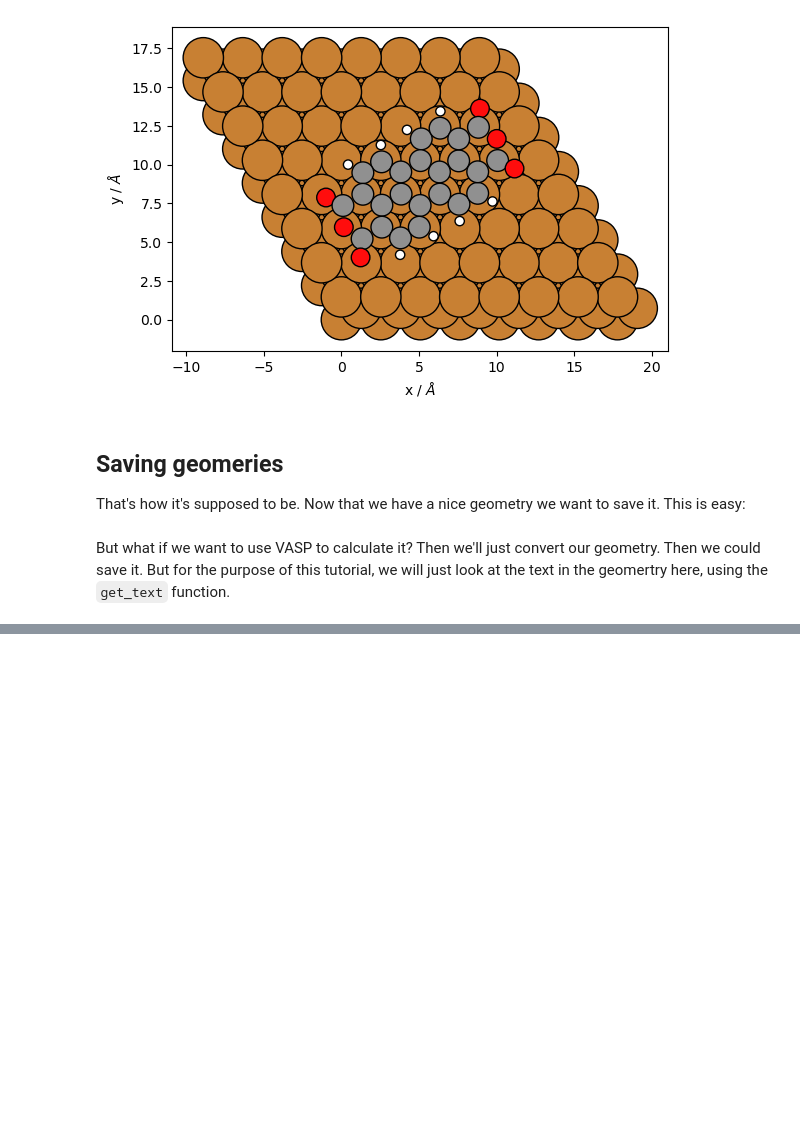
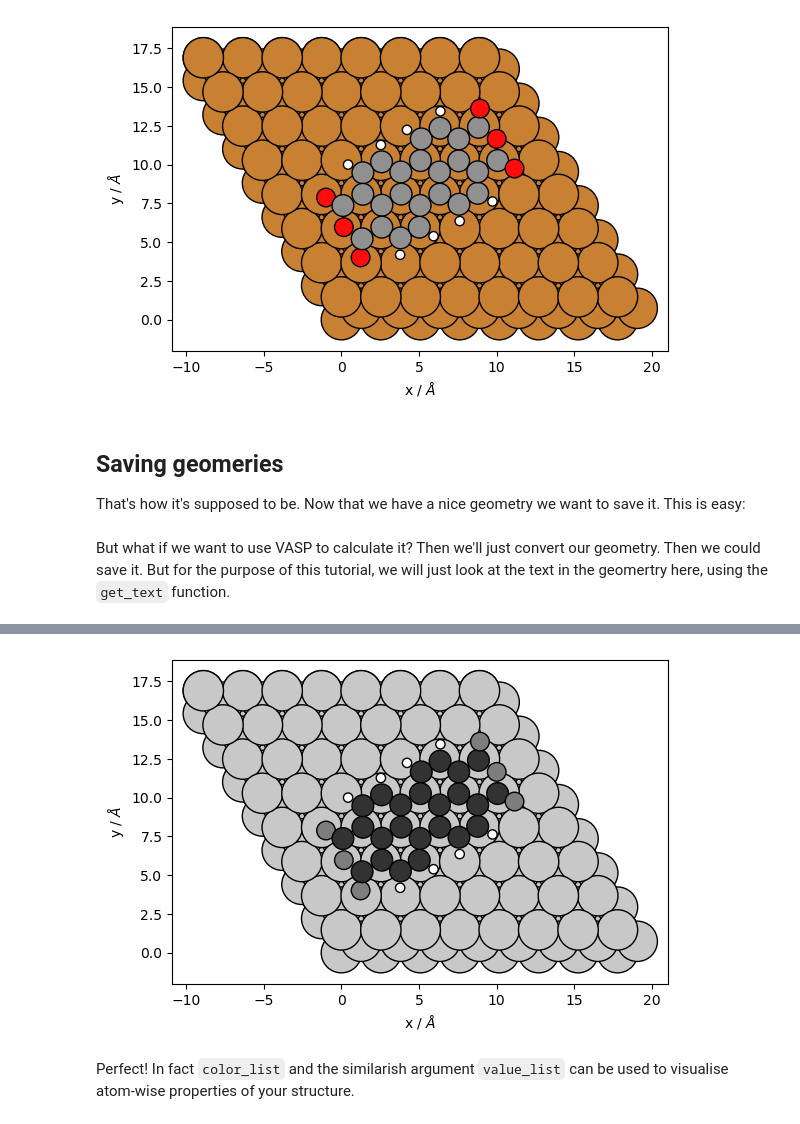
Before and after one commit to maurergroup/dfttools, a Jupyter notebook: tutorials/tutorial_geometry.ipynb, the cells around one changed output, grey strips where cells are left out. Cells and saved outputs as stored; diff of their text form; code cells hidden in the pictures; blank space fills up the shorter version.

```diff
--- a/tutorials/tutorial_geometry.ipynb
+++ b/tutorials/tutorial_geometry.ipynb
@@ -134,10 +167,10 @@ lattice = geom_surf.lattice_vectors
 mol.move_all_atoms_by_fractional_coords((4,4,0), lattice_vectors=lattice)
 
 # Add molecule to slab
-geom_surf_rep += mol
+geom_mol += mol
 
 # Visualise
-geom_surf_rep.visualise()
+geom_mol.visualise()
 # %% [output]
 [figure]
 # %% [markdown]
@@ -171,0 +209,22 @@ Cartesian
+# %%
+H_color = np.array([255, 255, 255])/255
+C_color = np.array([50, 50, 50])/255
+O_color = np.array([125, 125, 125])/255
+Cu_color = np.array([200, 200, 200])/255
+
+color_list = []
+for species in geom_mol.species:
+    if species == 'H':
+        color_list.append(H_color)
+    if species == 'C':
+        color_list.append(C_color)
+    if species == 'O':
+        color_list.append(O_color)
+    if species == 'Cu':
+        color_list.append(Cu_color)
+
+geom_mol.visualise(color_list=color_list)
+# %% [output]
+[figure, added]
+# %% [markdown]
+Perfect! In fact <code>color_list</code> and the similarish argument <code>value_list</code> can be used to visualise atom-wise properties of your structure.
```
Also changed, not shown: parts of 33 cells of this notebook, 2 other files.
